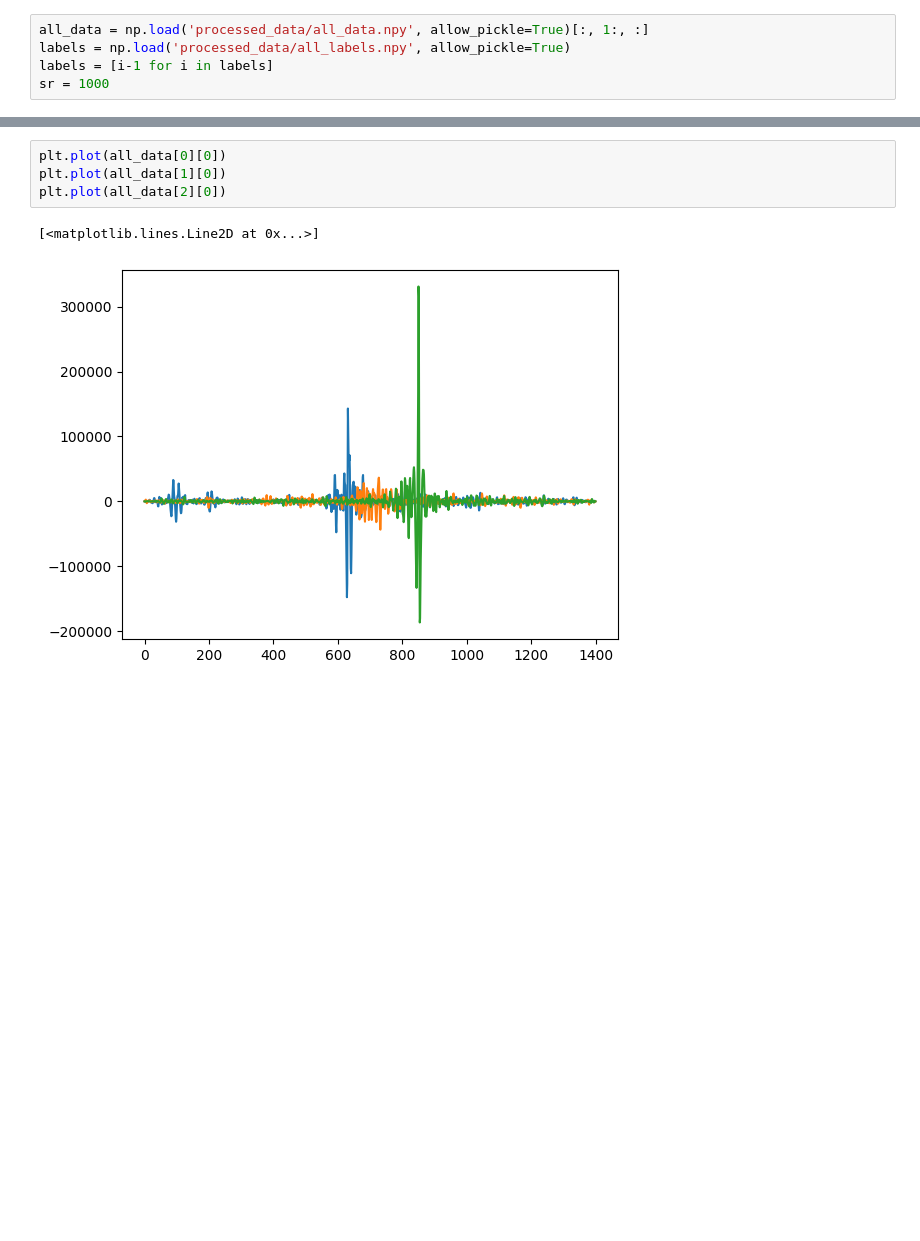
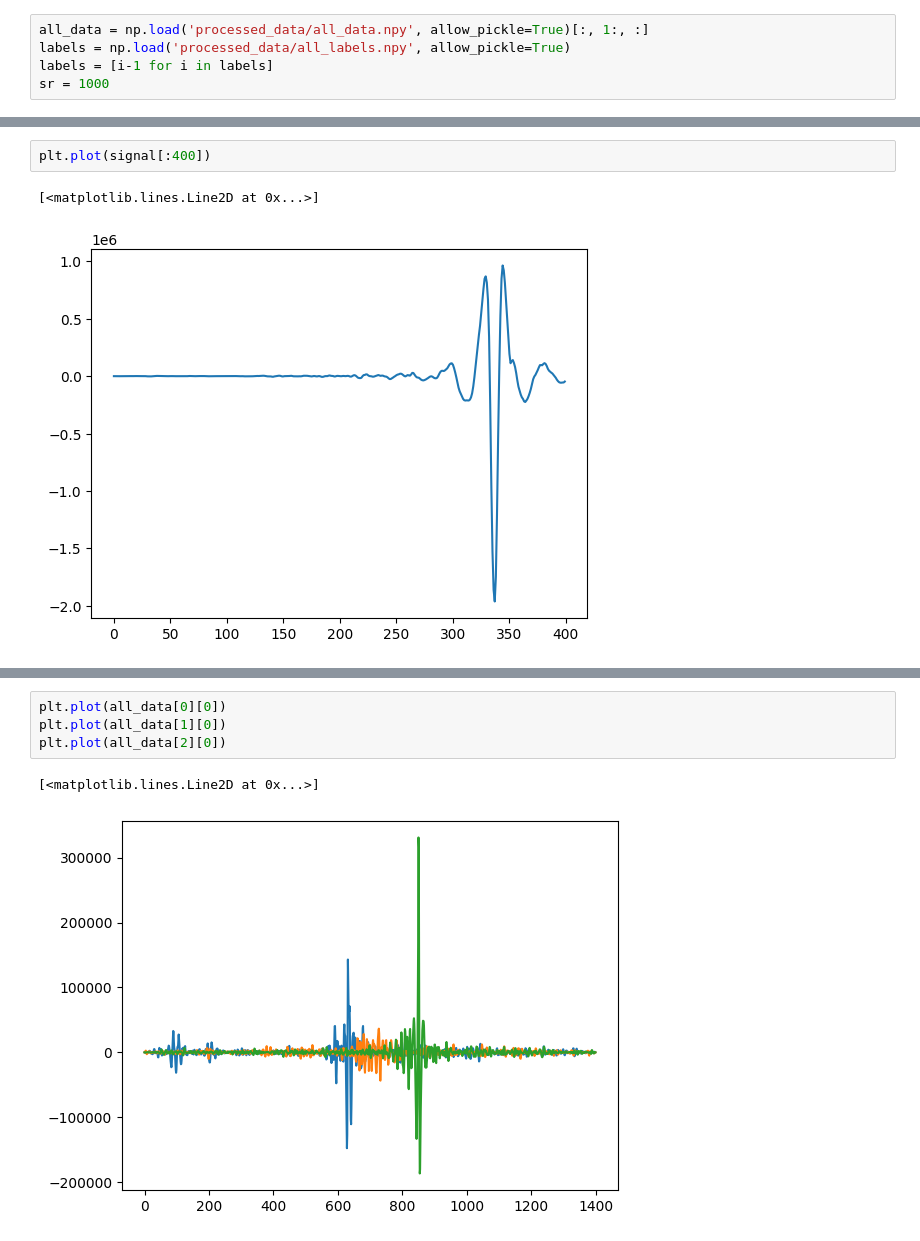
Before and after one commit to AlexisWu-01/EMG-rock-paper-scissor, a Jupyter notebook: onset_detection.ipynb, the cells around one changed output, grey strips where cells are left out. Saved outputs shown, nothing was run; the diff lists cells and outputs as text; blank space fills up the shorter version.

```diff
--- a/onset_detection.ipynb
+++ b/onset_detection.ipynb
@@ -32,0 +70,5 @@ labels
+# %%
+plt.plot(signal[:400])
+# %% [output]
+[<matplotlib.lines.Line2D at 0x...>]
+[figure, added]
```
Also changed, not shown: parts of 16 cells of this notebook.
